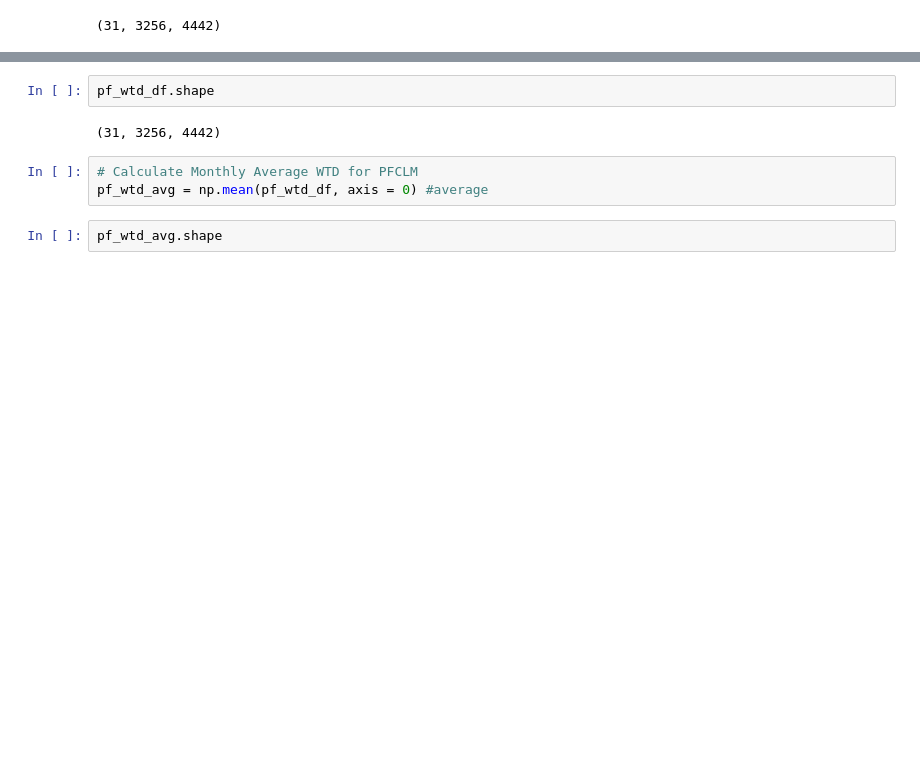
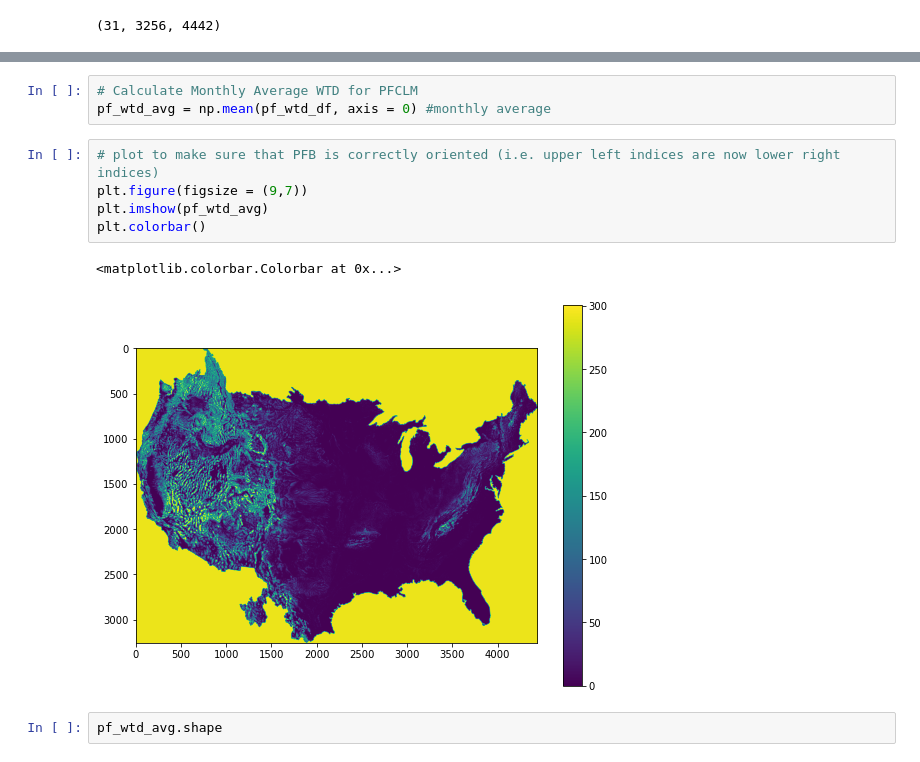
Before and after one commit to danielletijerina/PFCONUS2-analysis, a Jupyter notebook: scripts/Validation/WTD/WTD_aggregate_observations.ipynb, the cells around one changed output, grey strips where cells are left out. Saved outputs shown, nothing was run; the diff lists cells and outputs as text; blank space fills up the shorter version.

```diff
--- a/scripts/Validation/WTD/WTD_aggregate_observations.ipynb
+++ b/scripts/Validation/WTD/WTD_aggregate_observations.ipynb
@@ -170,11 +172,15 @@ reading WTD for day 030, (3256, 4442)
 reading WTD for day 031, (3256, 4442)
-# %%
-pf_wtd_df.shape
-# %% [output]
-(31, 3256, 4442)
 # %%
 # Calculate Monthly Average WTD for PFCLM
-pf_wtd_avg = np.mean(pf_wtd_df, axis = 0) #average
+pf_wtd_avg = np.mean(pf_wtd_df, axis = 0) #monthly average
+# %%
+# plot to make sure that PFB is correctly oriented (i.e. upper left indices are now lower right indices)
+plt.figure(figsize = (9,7))
+plt.imshow(pf_wtd_avg)
+plt.colorbar()
+# %% [output]
+<matplotlib.colorbar.Colorbar at 0x...>
+[figure, added]
 # %%
 pf_wtd_avg.shape
 # %% [output]
```
Also changed, not shown: parts of 16 cells of this notebook, 14 other files.
